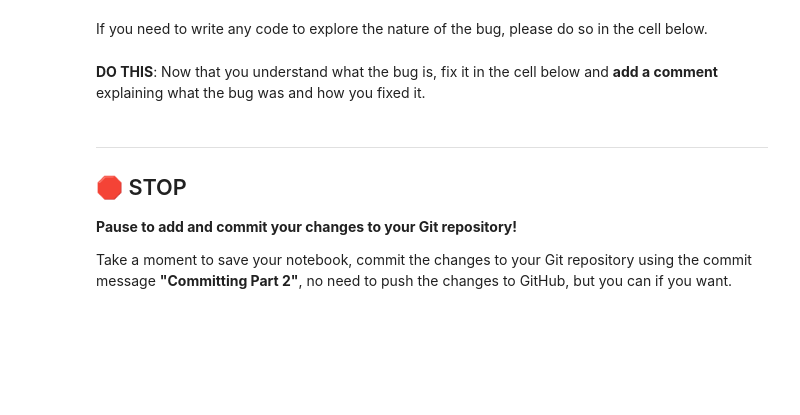
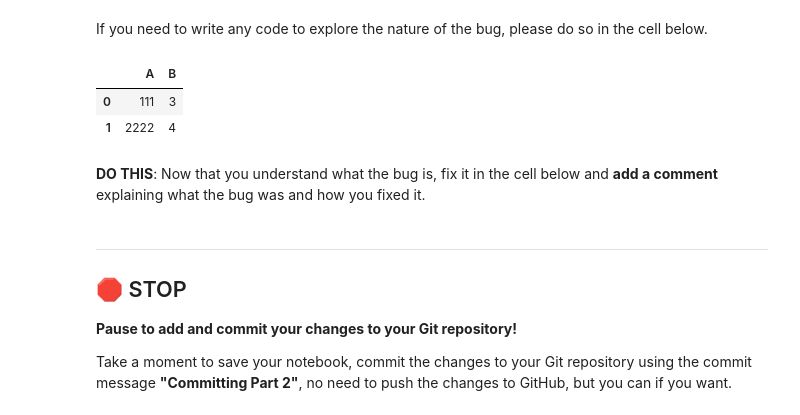
Before and after one commit to orioldom/CMSE202-f25-turnin, a Jupyter notebook: hw-01/HW-01_GitPracticeDebuggingPythonPackagesAndClasses-STUDENT.ipynb, the cells around one changed output. Saved outputs shown, nothing was run; the diff lists cells and outputs as text; code cells hidden in the pictures; blank space fills up the shorter version.

```diff
--- a/hw-01/HW-01_GitPracticeDebuggingPythonPackagesAndClasses-STUDENT.ipynb
+++ b/hw-01/HW-01_GitPracticeDebuggingPythonPackagesAndClasses-STUDENT.ipynb
@@ -259,3 +307,14 @@ If you need to write any code to explore the nature of the bug, please do so in
+# %%
+# Put exploratory code here, if needed
+import pandas as pd
+
+df = pd.DataFrame({'A': ['1', '2'], 'B': [3, 4]})
+df['A'] = df['A']*df['B']
+df
+# %% [output]
+|  | A | B |
+| 0 | 111 | 3 |
+| 1 | 2222 | 4 |
 # %% [markdown]
 **DO THIS**: Now that you understand what the bug is, fix it in the cell below and **add a comment** explaining what the bug was and how you fixed it.
 # %%
```
Also changed, not shown: parts of 13 cells of this notebook.
